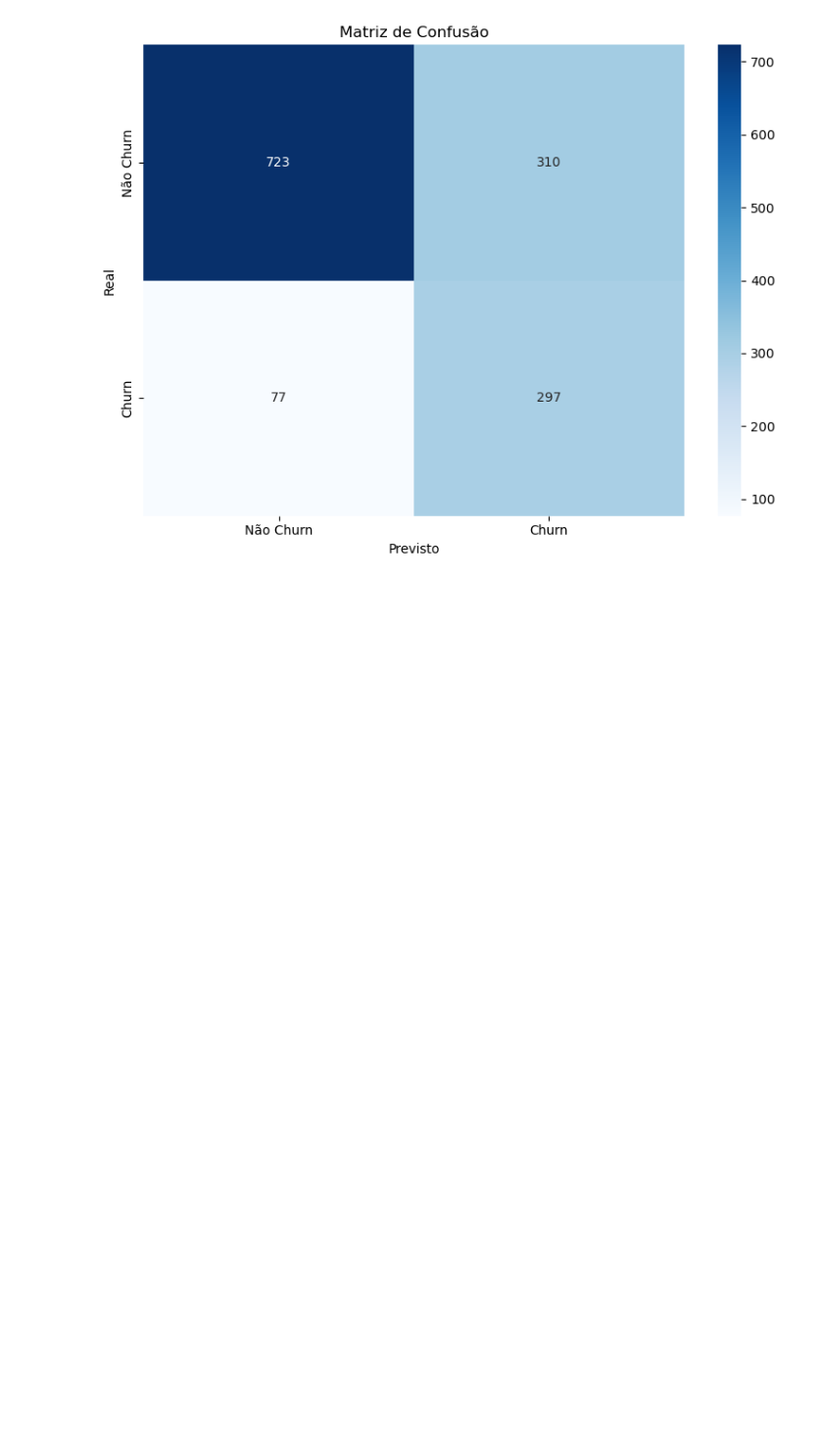
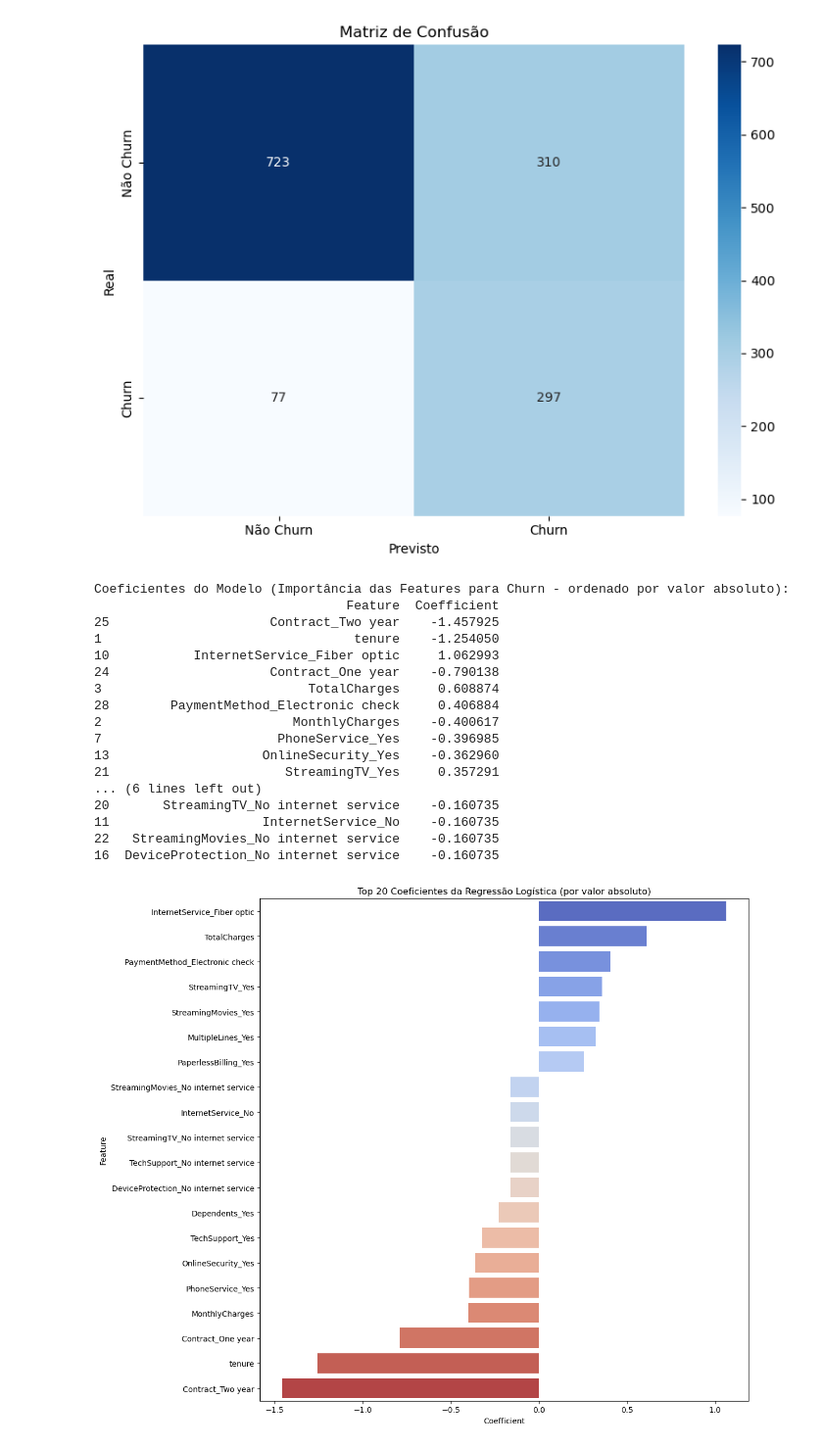
Before and after one commit to emersonmouco/mouco, a Jupyter notebook: AplicacoesPython/16_Telecom/machine_learning_telecom.ipynb, the cells around one changed output. Shown: that part at 98% size. Cells and saved outputs as stored; diff of their text form; code cells hidden in the pictures; blank space fills up the shorter version.

```diff
--- a/AplicacoesPython/16_Telecom/machine_learning_telecom.ipynb
+++ b/AplicacoesPython/16_Telecom/machine_learning_telecom.ipynb
@@ -337,3 +337,65 @@ plt.savefig("confusion_matrix.png") # Save the plot
 plt.show()
 # %% [output]
 [figure]
+# %%
+# Obter os nomes das features após o OneHotEncoding para análise de coeficientes
+try:
+    # Acessar o transformador OneHotEncoder treinado dentro do ColumnTransformer
+    one_hot_encoder_transformer = model.named_steps['preprocessor'].named_transformers_['cat']
+    one_hot_encoder_feature_names = one_hot_encoder_transformer.get_feature_names_out(categorical_features)
+
+    # Nomes finais das features
+    all_feature_names = numerical_features + list(one_hot_encoder_feature_names)
+
+    # Coeficientes do modelo
+    if hasattr(model.named_steps['classifier'], 'coef_'):
+        coefficients = model.named_steps['classifier'].coef_[0]
+
+        if len(all_feature_names) == len(coefficients):
+            coef_df = pd.DataFrame({'Feature': all_feature_names, 'Coefficient': coefficients})
+            coef_df = coef_df.sort_values(by='Coefficient', key=abs, ascending=False) # Sort by absolute value for importance
+            print("\nCoeficientes do Modelo (Importância das Features para Churn - ordenado por valor absoluto):")
+            print(coef_df.head(20)) # Print top 20 most important features
+
+            # Visualizar os coeficientes mais importantes
+            plt.figure(figsize=(12, 10))
+            # Plotar apenas os N mais importantes (valor absoluto)
+            top_n_abs = 20
+            important_coefs_abs = coef_df.head(top_n_abs).sort_values(by='Coefficient', ascending=False) # Sort for plotting
+
+            sns.barplot(x='Coefficient', y='Feature', data=important_coefs_abs, palette="coolwarm")
+            plt.title(f'Top {top_n_abs} Coeficientes da Regressão Logística (por valor absoluto)')
+            plt.tight_layout() # Adjust layout
+            plt.savefig("coefficients_plot.png") # Save the plot
+            plt.show()
+        else:
+            print(f"\nErro: Número de nomes de features ({len(all_feature_names)}) não corresponde ao número de coeficientes ({len(coefficients)}).")
+            print("Nomes de features numéricas:", numerical_features)
+            print("Nomes de features categóricas originais:", categorical_features)
+            print("Nomes de features após OneHotEncoding (pode estar incompleto ou com problema):", list(one_hot_encoder_feature_names if 'one_hot_encoder_feature_names' in locals() else []))
+
+
+except KeyError as e:
+    print(f"\nNão foi possível obter os nomes das features do OneHotEncoder. Erro: {e}")
+    print("Isso pode acontecer se não houver features categóricas ou se o nome do transformador 'cat' estiver incorreto.")
+except Exception as e:
+    print(f"\nOcorreu um erro ao tentar exibir os coeficientes: {e}")
+# %% [output]
+Coeficientes do Modelo (Importância das Features para Churn - ordenado por valor absoluto):
+                                 Feature  Coefficient
+25                     Contract_Two year    -1.457925
+1                                 tenure    -1.254050
+10           InternetService_Fiber optic     1.062993
+24                     Contract_One year    -0.790138
+3                           TotalCharges     0.608874
+28        PaymentMethod_Electronic check     0.406884
+2                         MonthlyCharges    -0.400617
+7                       PhoneService_Yes    -0.396985
+13                    OnlineSecurity_Yes    -0.362960
+21                       StreamingTV_Yes     0.357291
+... (6 lines left out)
+20       StreamingTV_No internet service    -0.160735
+11                    InternetService_No    -0.160735
+22   StreamingMovies_No internet service    -0.160735
+16  DeviceProtection_No internet service    -0.160735
+[figure, added]
```
Also changed, not shown: 8 other files.
